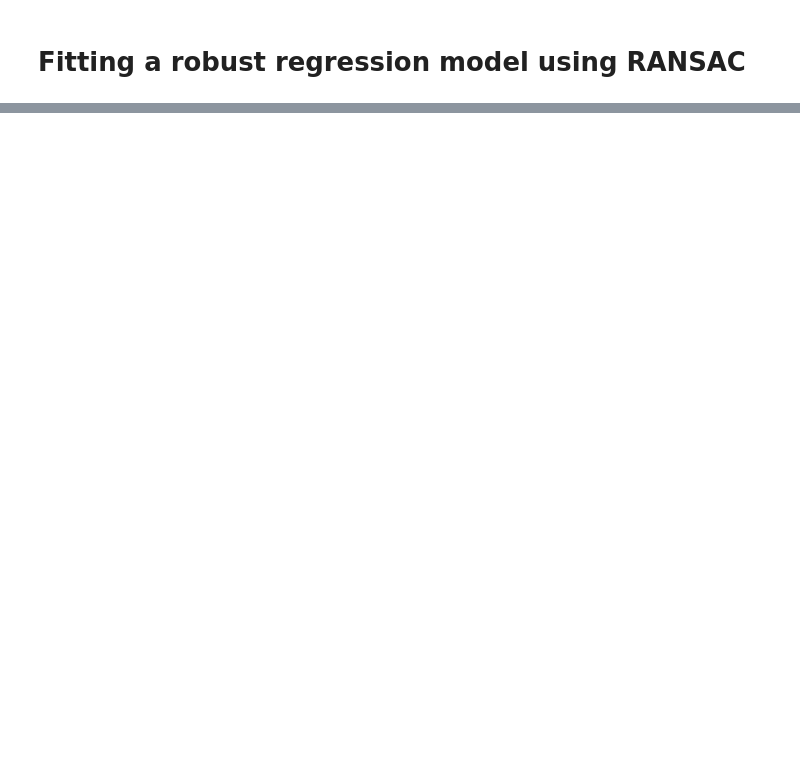
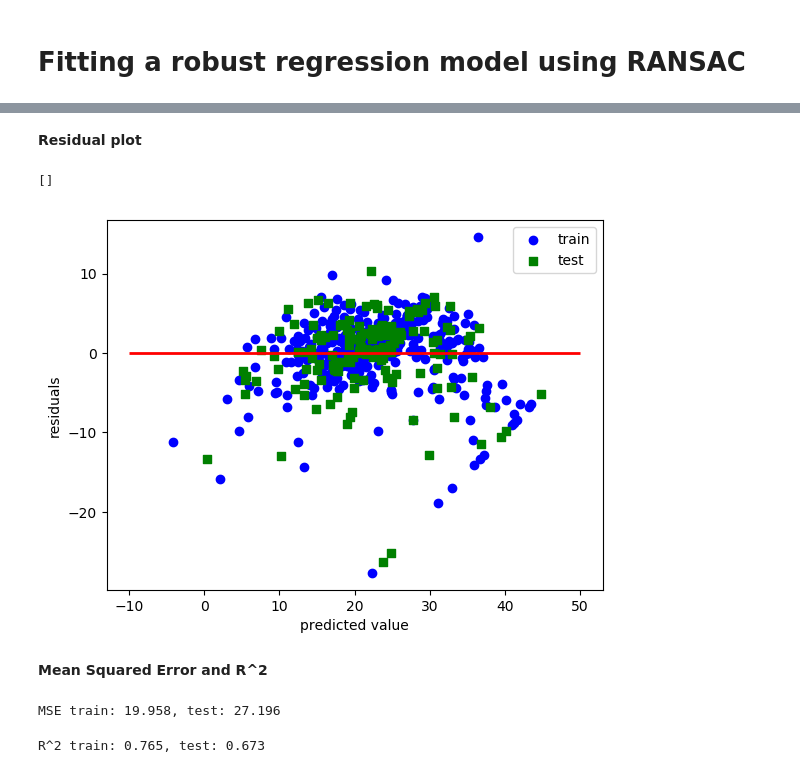
Before and after one commit to hehuilong/pml, a Jupyter notebook: Chapter_10.ipynb, the cells around one changed output, grey strips where cells are left out. Cells and saved outputs as stored; diff of their text form; code cells hidden in the pictures; blank space fills up the shorter version.

```diff
--- a/Chapter_10.ipynb
+++ b/Chapter_10.ipynb
@@ -230,0 +262,9 @@ ransac = RANSACRegressor(LinearRegression(),
+# %%
+from sklearn.cross_validation import train_test_split
+X = df.iloc[:, :-1].values
+y = df['MEDV'].values
+X_train, X_test, y_train, y_test = train_test_split(X, y, test_size=0.3, random_state=0)
+slr = LinearRegression()
+slr.fit(X_train, y_train)
+y_train_pred = slr.predict(X_train)
+y_test_pred = slr.predict(X_test)
@@ -230,0 +279,31 @@ ransac = RANSACRegressor(LinearRegression(),
+# %% [markdown]
+**Residual plot**
+# %%
+plt.scatter(y_train_pred, y_train_pred-y_train, color='blue', marker='o', label='train')
+plt.scatter(y_test_pred, y_test_pred-y_test, color='green', marker='s', label='test')
+plt.hlines(y=0, xmin=-10, xmax=50, lw=2, color='red')
+plt.xlabel('predicted value')
+plt.ylabel('residuals')
+plt.legend()
+plt.plot()
+# %% [output]
+[]
+[figure, added]
+# %% [markdown]
+**Mean Squared Error and R^2**
+# %%
+from sklearn.metrics import mean_squared_error
+print('MSE train: %.3f, test: %.3f' % (
+        mean_squared_error(y_train, y_train_pred),
+        mean_squared_error(y_test, y_test_pred)
+    ))
+# %% [output]
+MSE train: 19.958, test: 27.196
+# %%
+from sklearn.metrics import r2_score
+print('R^2 train: %.3f, test: %.3f' %(
+         r2_score(y_train, y_train_pred),
+         r2_score(y_test, y_test_pred)
+     ))
+# %% [output]
+R^2 train: 0.765, test: 0.673
```
Also changed, not shown: parts of 14 cells of this notebook.
